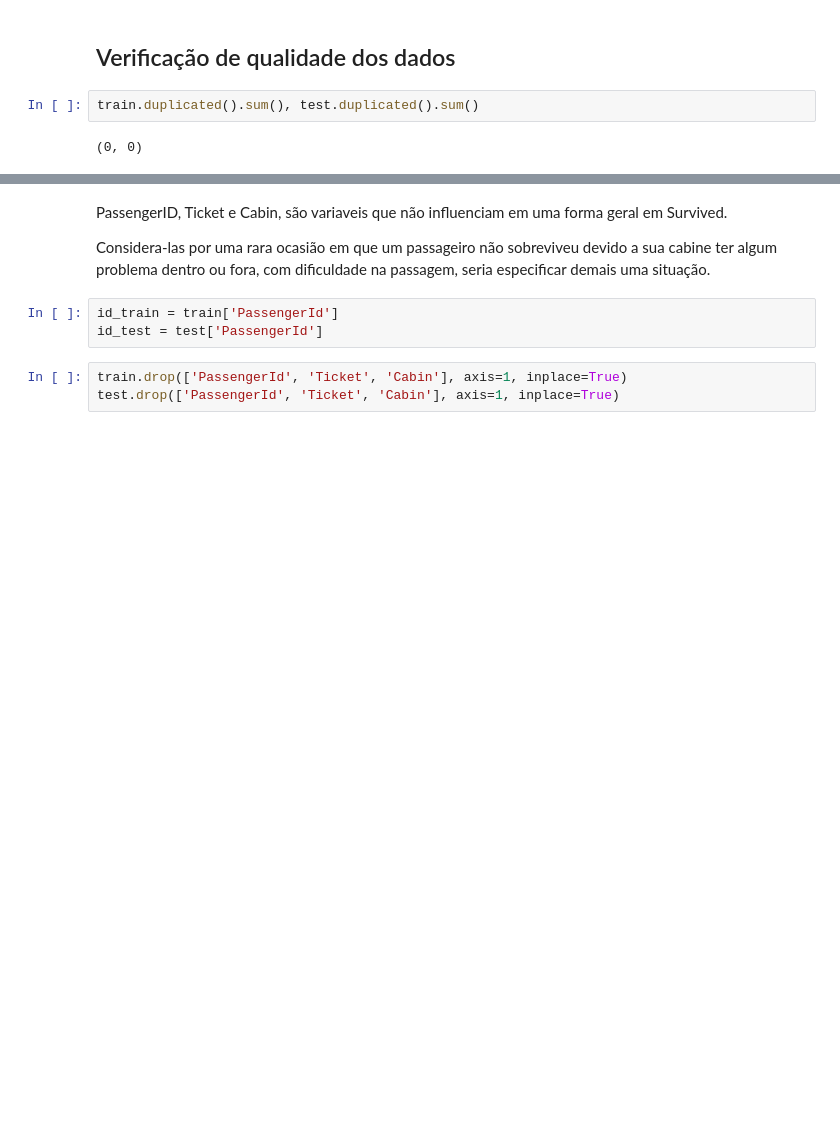
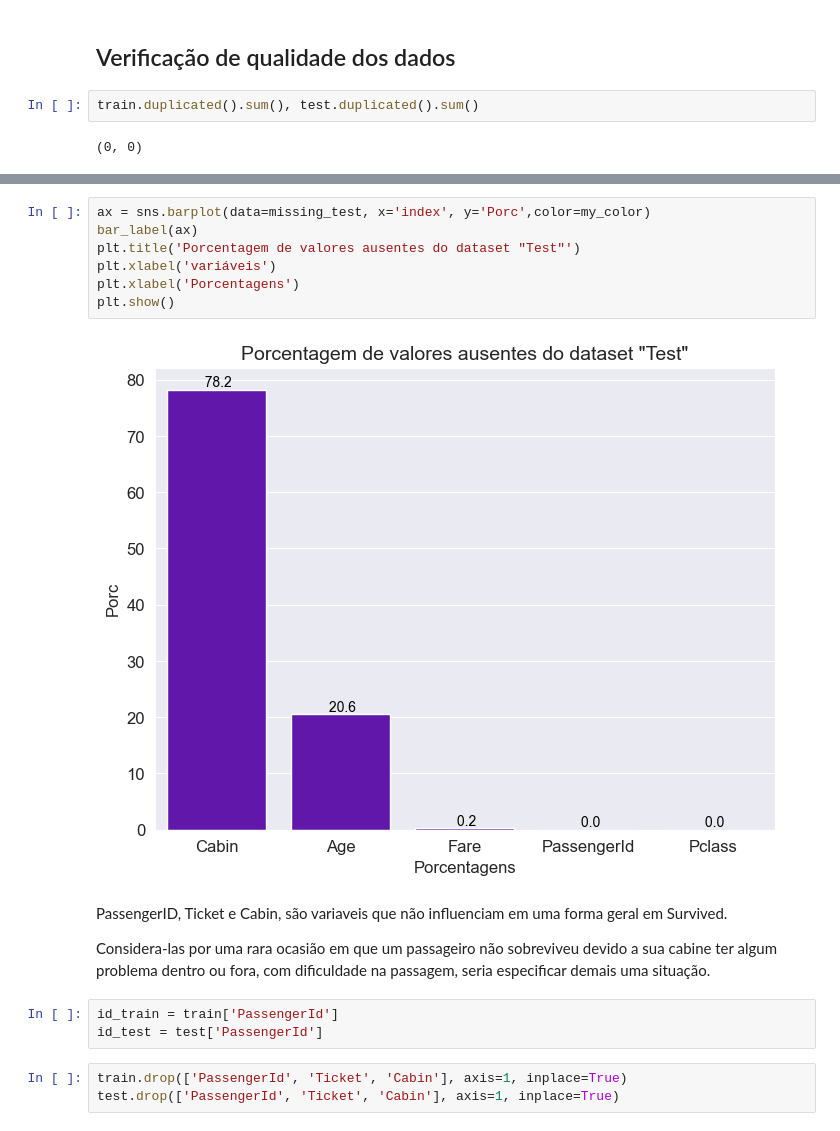
Before and after one commit to DougTeixeira/Titanic---Machine-Learning-from-Disaster, a Jupyter notebook: titanic-machine-learning-from-disaster.ipynb, the cells around one changed output, grey strips where cells are left out. Drawn from its saved outputs; the diff is of its cells as text; blank space fills up the shorter version.

```diff
--- a/titanic-machine-learning-from-disaster.ipynb
+++ b/titanic-machine-learning-from-disaster.ipynb
@@ -243,3 +241,12 @@ dtype: float64
+# %%
+ax = sns.barplot(data=missing_test, x='index', y='Porc',color=my_color)
+bar_label(ax)
+plt.title('Porcentagem de valores ausentes do dataset "Test"')
+plt.xlabel('variáveis')
+plt.xlabel('Porcentagens')
+plt.show()
+# %% [output]
+[figure, added]
 # %% [markdown]
 PassengerID, Ticket e Cabin, são variaveis que não influenciam em uma forma geral em Survived.
 
```
Also changed, not shown: parts of 20 cells of this notebook.
